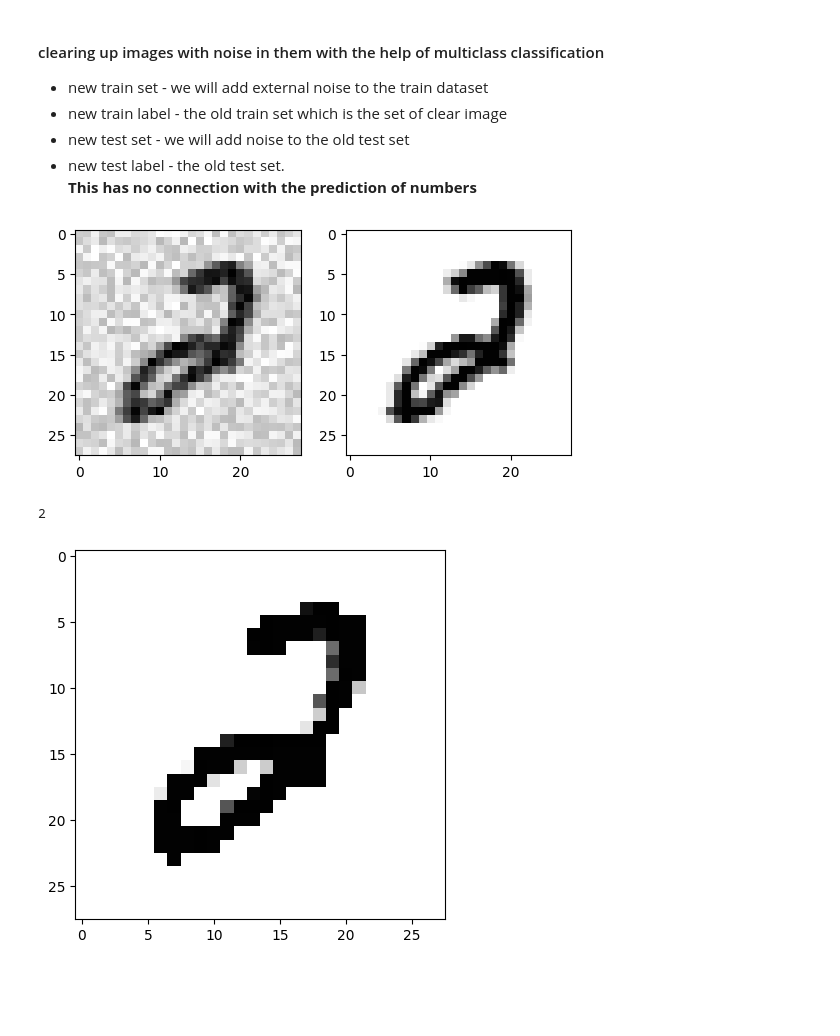
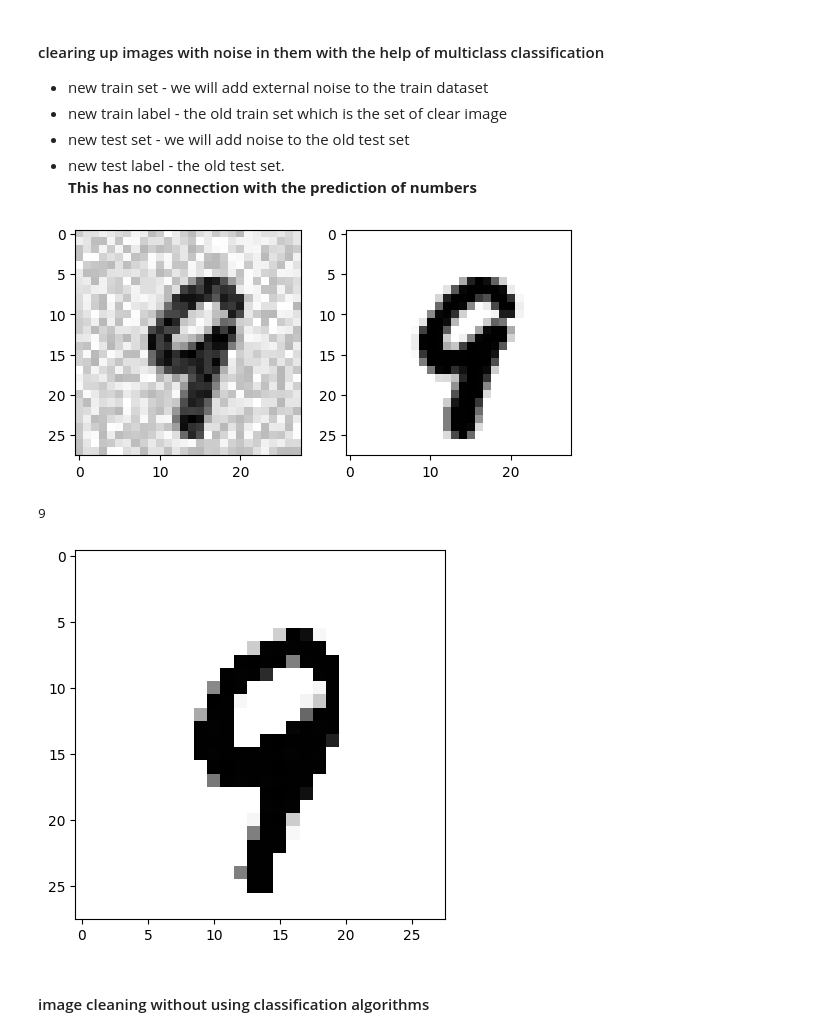
Before and after one commit to Ashmit-1/classificationDigits, a Jupyter notebook: classification.ipynb, the cells around one changed output. Cells and saved outputs as stored; diff of their text form; code cells hidden in the pictures; blank space fills up the shorter version.

```diff
--- a/classification.ipynb
+++ b/classification.ipynb
@@ -575,26 +575,26 @@ X_test_mod = X_test + noise
 # %%
 %matplotlib inline
 import matplotlib as mpl
 import matplotlib.pyplot as plt
-some_digit = X_train_mod[555]
+some_digit = X_train_mod[6969]
 some_digit_image = some_digit.reshape(28, 28)
 plt.subplot(1, 2, 1)
 plt.imshow(some_digit_image, cmap = mpl.cm.binary, interpolation="nearest")
 plt.axis("on")
 plt.grid(False)
-some_digit = X_train[555]
+some_digit = X_train[6969]
 some_digit_image = some_digit.reshape(28, 28)
 plt.subplot(1, 2, 2)
 plt.imshow(some_digit_image, cmap = mpl.cm.binary, interpolation="nearest")
 plt.axis("on")
 plt.grid(False)
 plt.show()
 # %% [output]
-[figure, old version]
+[figure, new version]
 # %%
-print(y_train[555])
+print(y_train[6969])
 # %% [output]
-2
+9
 # %%
 try:
     knn_multiclass=joblib.load("knn_multiclass.pkl")
@@ -603,7 +603,7 @@ except Exception as e:
     knn_multiclass.fit(X_train_mod, X_train)
     joblib.dump(knn_multiclass, "knn_multiclass.pkl")
 # %%
-pred_num = knn_multiclass.predict([X_train_mod[555]])
+pred_num = knn_multiclass.predict([X_train_mod[6969]])
 some_digit = pred_num
 some_digit_image = some_digit.reshape(28, 28)
 plt.imshow(some_digit_image, cmap = mpl.cm.binary, interpolation="nearest")
@@ -611,4 +611,6 @@ plt.axis("on")
 plt.grid(False)
 plt.show()
 # %% [output]
-[figure, old version]
+[figure, new version]
+# %% [markdown]
+#### image cleaning without using classification algorithms
```
Also changed, not shown: parts of 3 cells of this notebook.
